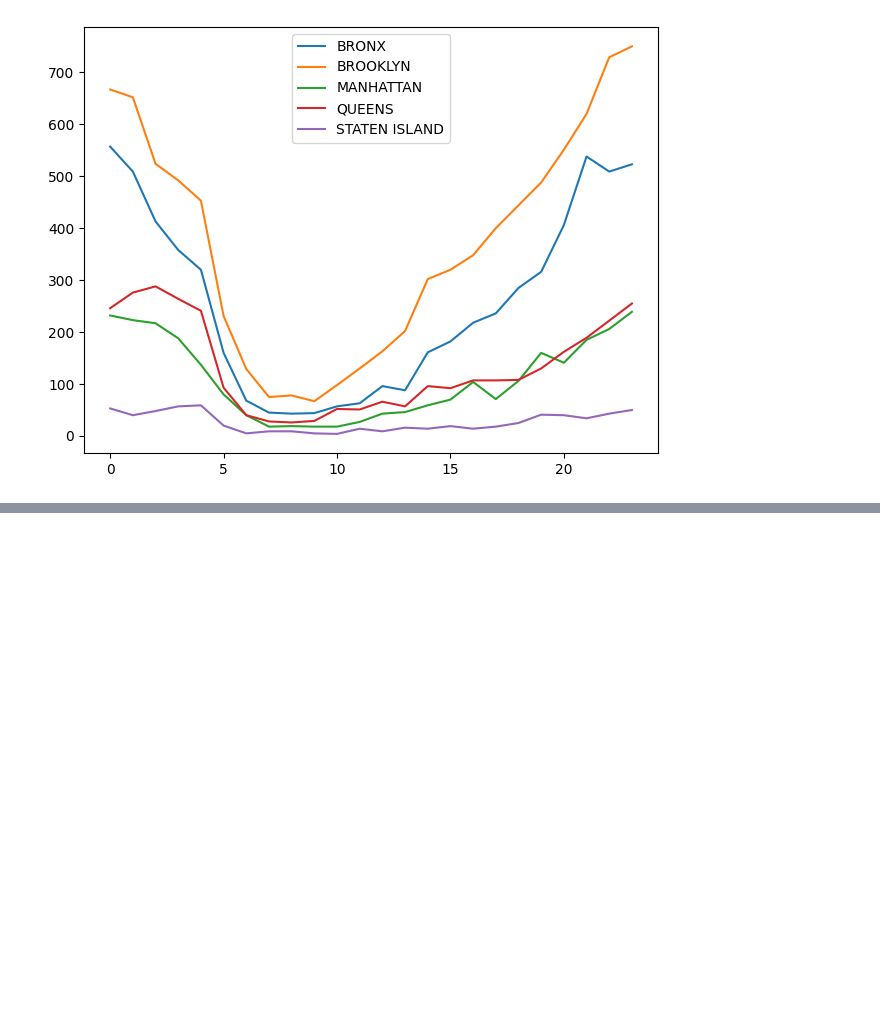
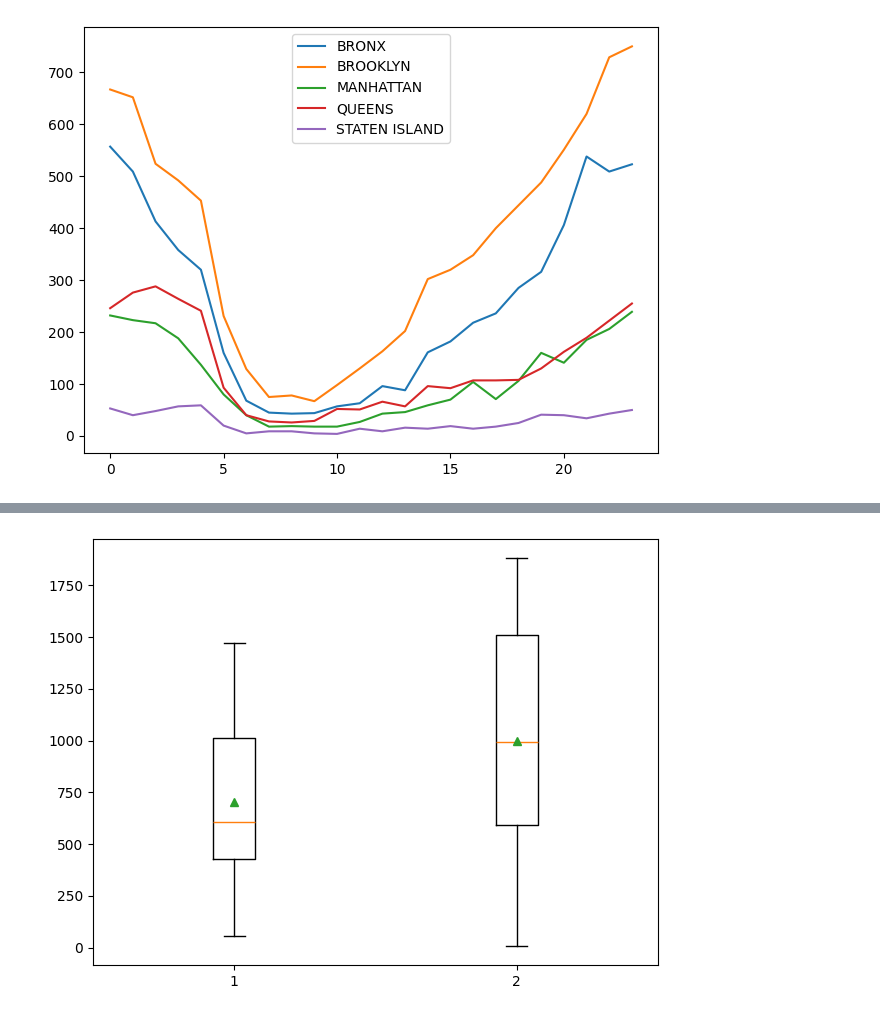
Before and after one commit to EmveeLT/JupyterNotebooks, a Jupyter notebook: Pandas2.ipynb, the cells around one changed output, grey strips where cells are left out. Saved outputs shown, nothing was run; the diff lists cells and outputs as text; code cells hidden in the pictures; blank space fills up the shorter version.

```diff
--- a/Pandas2.ipynb
+++ b/Pandas2.ipynb
@@ -1576,0 +1650,20 @@ plt.show()
+# %%
+a = np.random.randint(10, 1500, 25)
+b = np.random.rand(25)
+c = np.random.randint(5, 2000, 25)
+d = c*b
+
+
+# :sfig
+
+fig, axis = plt.subplots()
+#plotting code:
+axis.boxplot(a, showmeans=True)
+axis.boxplot(c, showmeans=True , positions=[2])
+
+#axis.legend(loc='best')
+#axis.ticklabel_format(style='plain')
+fig.tight_layout()
+plt.show()
+# %% [output]
+[figure, added]
```
Also changed, not shown: parts of 21 cells of this notebook, 1 other file.
